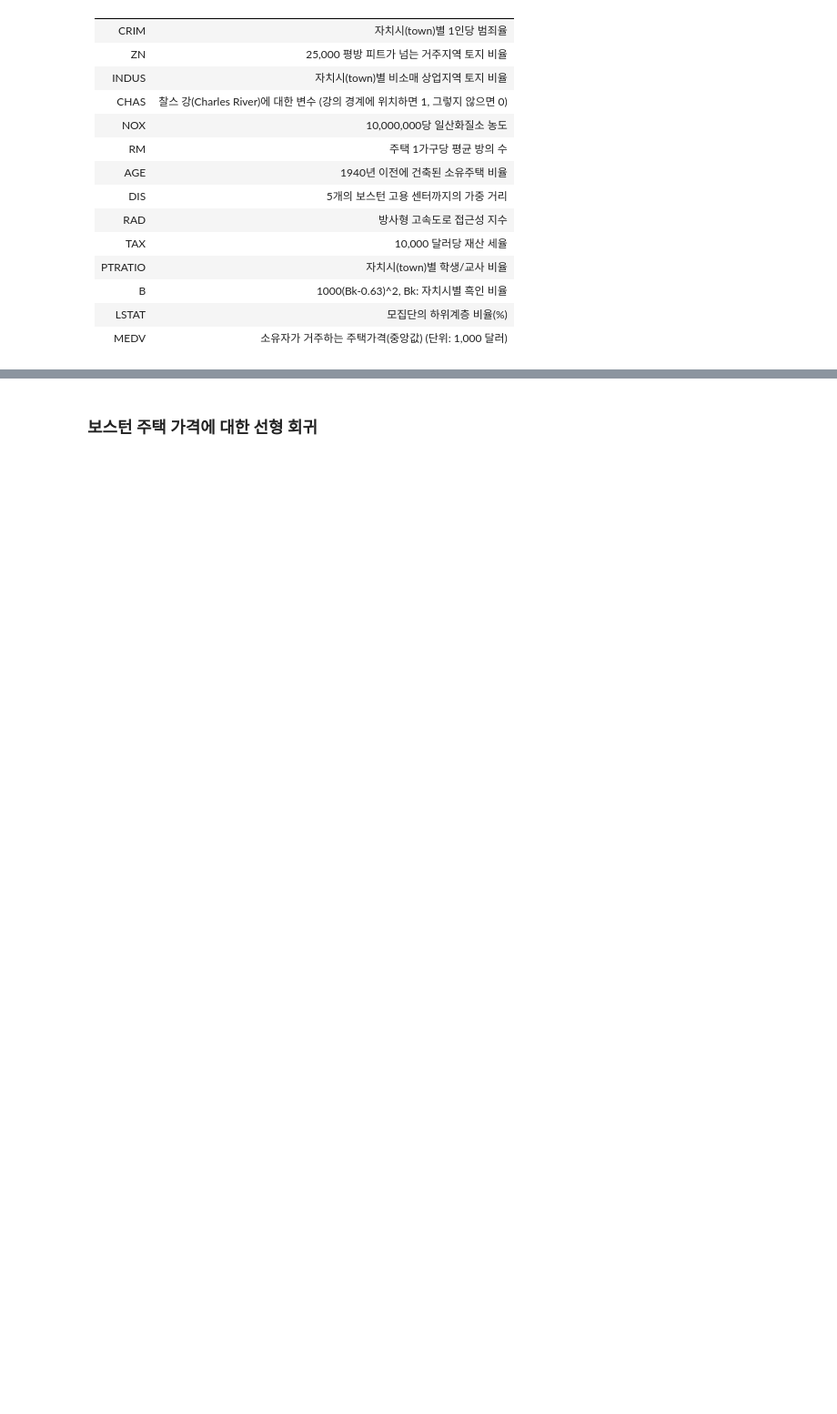
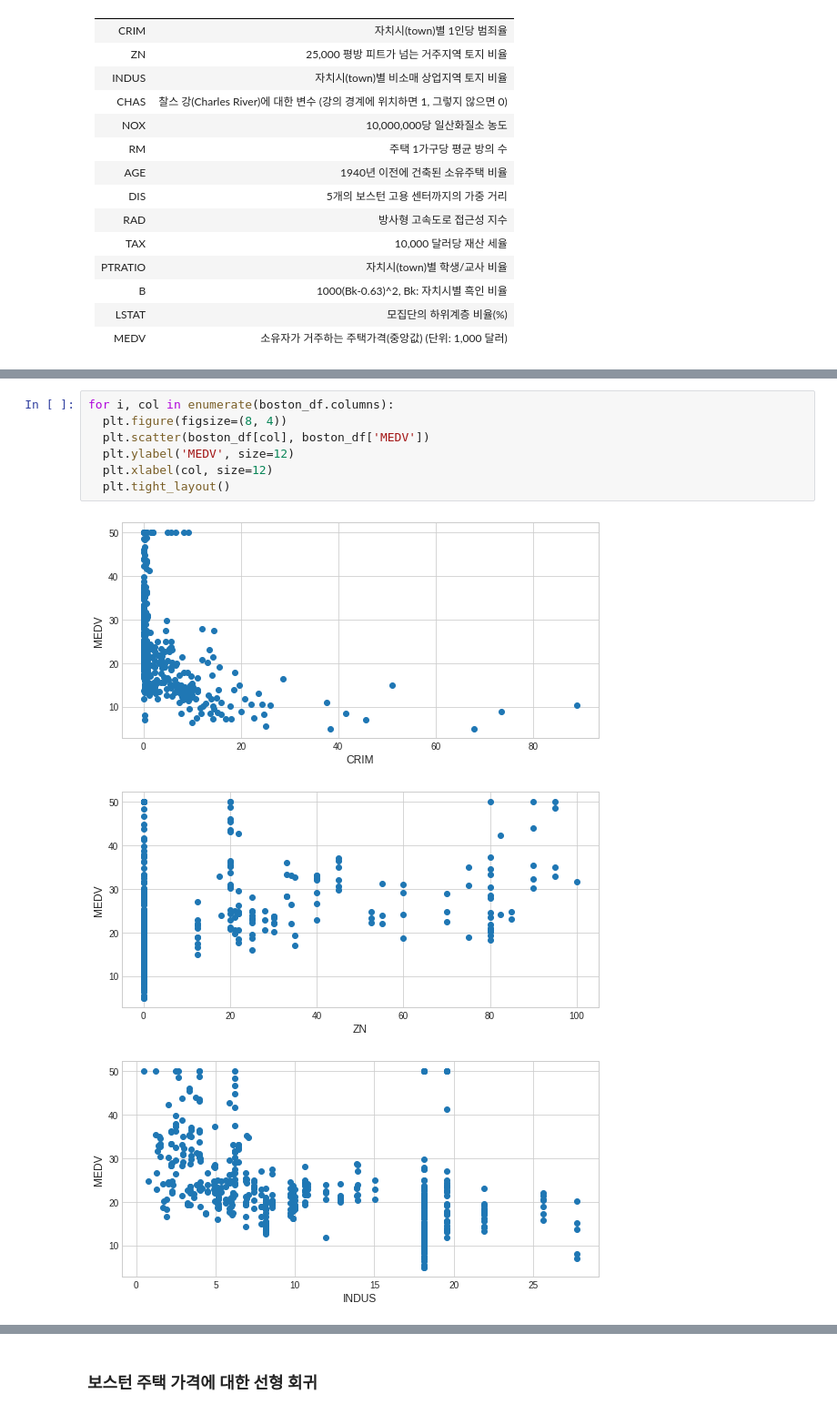
Before and after one commit to suumino/DataAlanysis, a Jupyter notebook: 03_선형_모델(Linear_Models).ipynb, the cells around one changed output, grey strips where cells are left out. Shown at 91% size. Cells and saved outputs as stored; diff of their text form; blank space fills up the shorter version.

```diff
--- a/03_선형_모델(Linear_Models).ipynb
+++ b/03_선형_모델(Linear_Models).ipynb
@@ -103,0 +192,11 @@ plt.plot(X_test, predict, '--r')
+# %%
+for i, col in enumerate(boston_df.columns):
+  plt.figure(figsize=(8, 4))
+  plt.scatter(boston_df[col], boston_df['MEDV'])
+  plt.ylabel('MEDV', size=12)
+  plt.xlabel(col, size=12)
+  plt.tight_layout()
+# %% [output]
+[figure, added]
+[figure, added]
+[figure, added]
```
Also changed, not shown: parts of 13 cells of this notebook.
